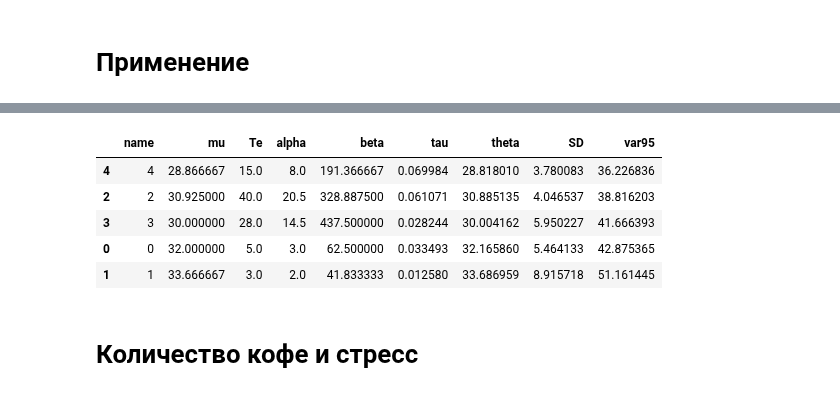
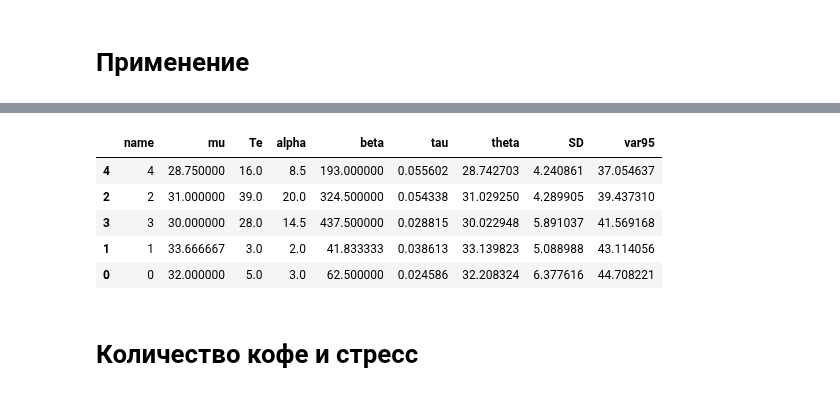
Before and after one commit to ksetdekov/trip_choice_optimizer, a Jupyter notebook: coffee-amount-optimization.ipynb, the cells around one changed output, grey strips where cells are left out. Drawn from its saved outputs; the diff is of its cells as text; code cells hidden in the pictures.

```diff
--- a/coffee-amount-optimization.ipynb
+++ b/coffee-amount-optimization.ipynb
@@ -239,7 +239,8 @@ events = {
     datetime(2025, 2, 20): (3, 28),
     datetime(2025, 2, 21): (4, 38),
     datetime(2025, 2, 22): (2, 34),
-    datetime(2025, 2, 23): (3, 34)
+    datetime(2025, 2, 23): (3, 34),
+    datetime(2025, 2, 24): (4, 27)
 
 
 }
@@ -254,9 +255,9 @@ cups.process_events(events, days=91)
 |  | name | mu | Te | alpha | beta | tau | theta | SD | var95 |
-| 4 | 4 | 28.866667 | 15.0 | 8.0 | 191.366667 | 0.069984 | 28.818010 | 3.780083 | 36.226836 |
-| 2 | 2 | 30.925000 | 40.0 | 20.5 | 328.887500 | 0.061071 | 30.885135 | 4.046537 | 38.816203 |
-| 3 | 3 | 30.000000 | 28.0 | 14.5 | 437.500000 | 0.028244 | 30.004162 | 5.950227 | 41.666393 |
-| 0 | 0 | 32.000000 | 5.0 | 3.0 | 62.500000 | 0.033493 | 32.165860 | 5.464133 | 42.875365 |
-| 1 | 1 | 33.666667 | 3.0 | 2.0 | 41.833333 | 0.012580 | 33.686959 | 8.915718 | 51.161445 |
+| 4 | 4 | 28.750000 | 16.0 | 8.5 | 193.000000 | 0.055602 | 28.742703 | 4.240861 | 37.054637 |
+| 2 | 2 | 31.000000 | 39.0 | 20.0 | 324.500000 | 0.054338 | 31.029250 | 4.289905 | 39.437310 |
+| 3 | 3 | 30.000000 | 28.0 | 14.5 | 437.500000 | 0.028815 | 30.022948 | 5.891037 | 41.569168 |
+| 1 | 1 | 33.666667 | 3.0 | 2.0 | 41.833333 | 0.038613 | 33.139823 | 5.088988 | 43.114056 |
+| 0 | 0 | 32.000000 | 5.0 | 3.0 | 62.500000 | 0.024586 | 32.208324 | 6.377616 | 44.708221 |
 # %% [markdown]
 # Количество кофе и стресс
 # %%
```
Also changed, not shown: parts of 5 cells of this notebook.
